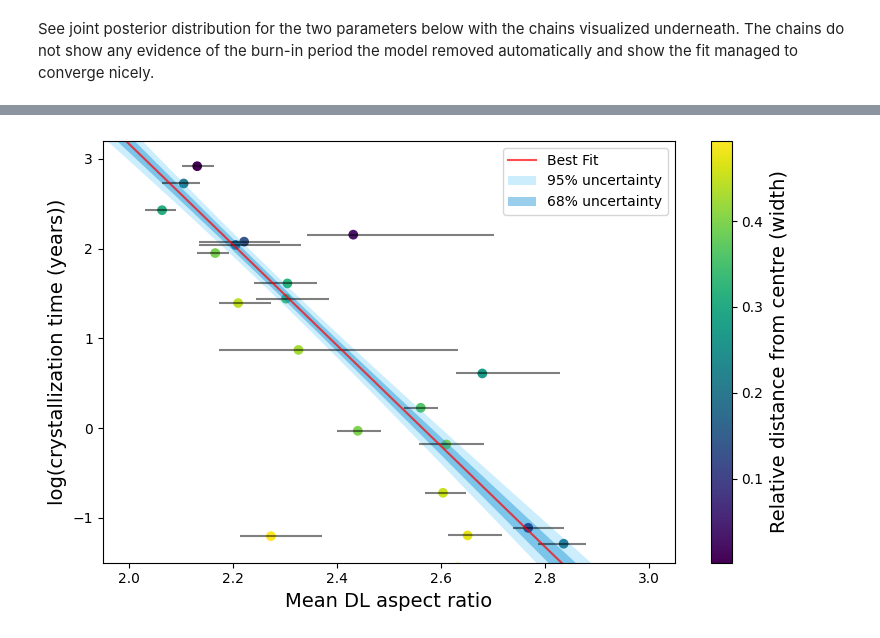
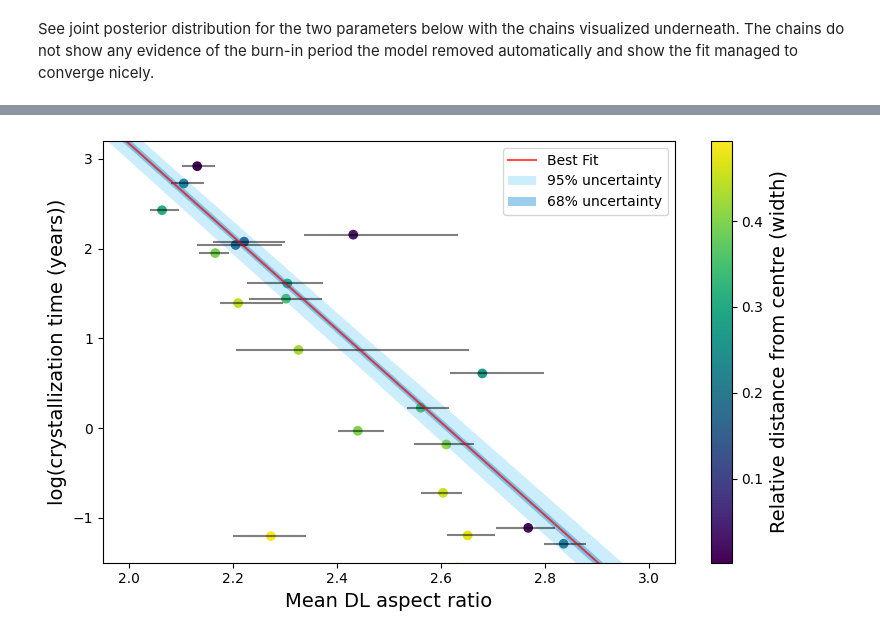
Before and after one commit to norberttoth398/PlagDetect, a Jupyter notebook: docs/examples/Sill_calibration.ipynb, the cells around one changed output, grey strips where cells are left out. Cells and saved outputs as stored; diff of their text form; code cells hidden in the pictures.

```diff
--- a/docs/examples/Sill_calibration.ipynb
+++ b/docs/examples/Sill_calibration.ipynb
@@ -183,0 +166,2 @@ ln_bayes_factor:    nan +/-    nan
+# %%
+results = mcmc_lin_xerr(conf_int_mean[filter_arr], np.log10(tc[filter_arr]), err[filter_arr], [-1,1], [-20,0], [20, 40])
@@ -209,3 +236,5 @@ def mcmc_inference(x, post_m, post_c, return_full = False):
         return y
     else:
         return np.mean(y, axis = 0), np.std(y, axis = 0)
+# %%
+y = mcmc_inference(x_vals, results["chain"][:,0], results["chain"][:,1], True)
@@ -212,27 +261,34 @@ def mcmc_inference(x, post_m, post_c, return_full = False):
+# %%
+ye1 = np.quantile(np.sort(y, axis = 1), 0.16, axis = 0)
+ye2 = np.quantile(np.sort(y, axis = 1), 0.84, axis = 0)
+# %%
+ye3 = np.quantile(np.sort(y, axis = 1), 0.025, axis = 0)
+ye4 = np.quantile(np.sort(y, axis = 1), 0.975, axis = 0)
 # %%
 x_vals = np.linspace(1.9,3,100)
-y, y_std = mcmc_inference(x_vals, result_unknown_x2.samples[:,0], result_unknown_x2.samples[:,1])
+y, y_std = mcmc_inference(x_vals, results["chain"][:,0], results["chain"][:,1])
 
 # Plot everything
 fig, ax = plt.subplots(1,1,figsize = (8,5))
 
 ax.errorbar(m, np.log10(tc),
  xerr=[m-np.asarray(conf_int)[:,0],np.asarray(conf_int)[:,1]-m],
  fmt = '', linestyle = '', color = 'k', alpha = 0.5)
 mappable = plt.scatter(m, np.log10(tc),c=pos, cmap = "viridis")
 cbar = plt.colorbar(mappable)
 
 ax.plot(x_vals,y, label="Best Fit", c="r", alpha =0.7)
-plt.fill_between(x_vals, y-2*y_std, y+2*y_std,
+plt.fill_between(x_vals, ye4[::-1], ye3[::-1],
                  label=r"95% uncertainty", fc="#03A9F4", alpha=0.2)
-plt.fill_between(x_vals, y-y_std, y+y_std,
+plt.fill_between(x_vals, ye2[::-1], ye1[::-1],
                  label=r"68% uncertainty", fc="#0288D1", alpha=0.4)
 ax.legend(loc = "upper right")
 cbar.set_label("Relative distance from centre (width)", size = 14)
 ax.set_ylabel("log(crystallization time (years))", size = 14)
 ax.set_xlabel("Mean DL aspect ratio", size = 14)
 ax.set_ylim([-1.5,3.2])
 ax.set_xlim(1.95,3.05)
 fig.tight_layout()
+fig.savefig("holness_calibration.png", dpi = 500)
 # %% [output]
-[figure, old version]
+[figure, new version]
```
Also changed, not shown: parts of 17 cells of this notebook, 3 other files.
